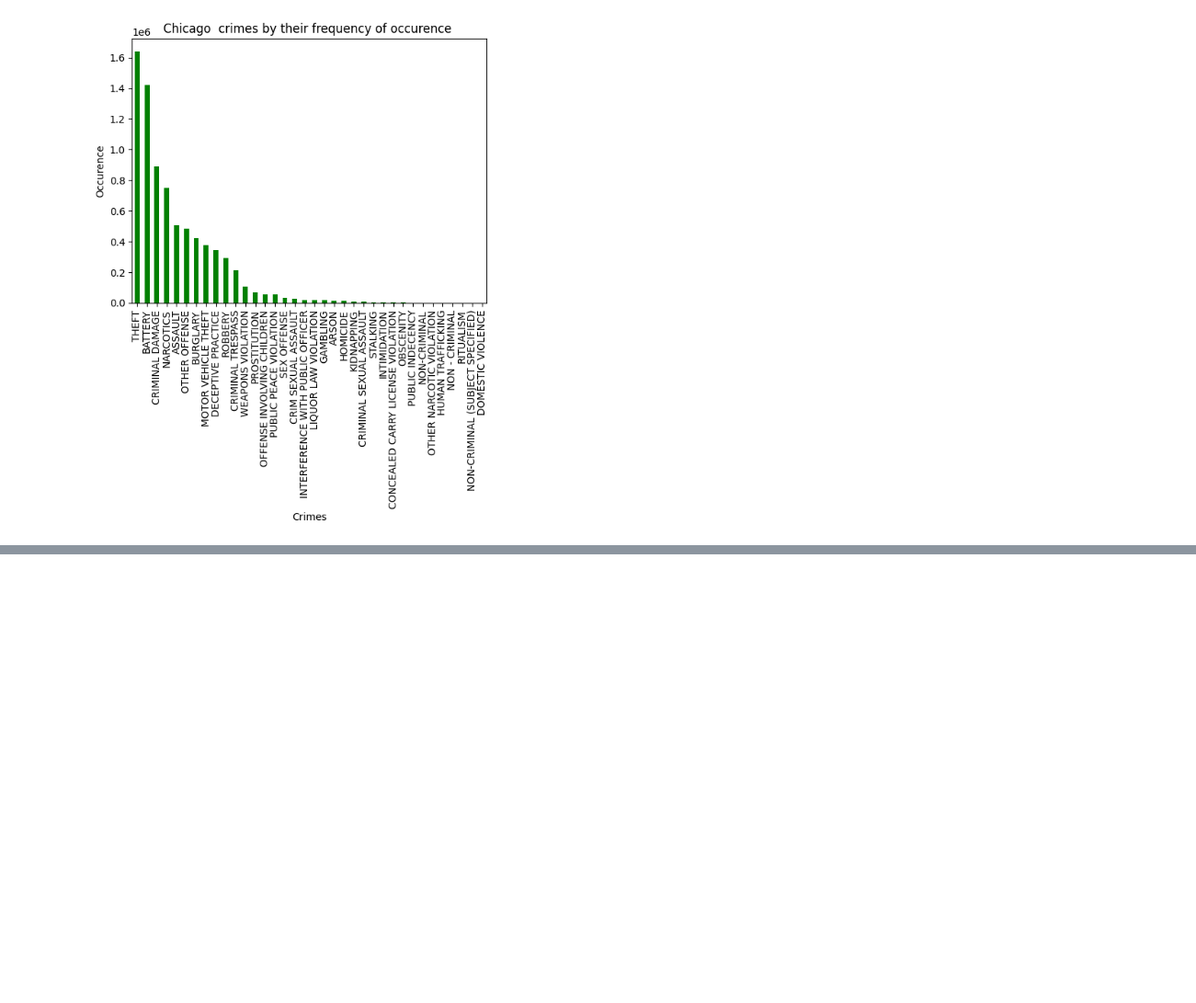
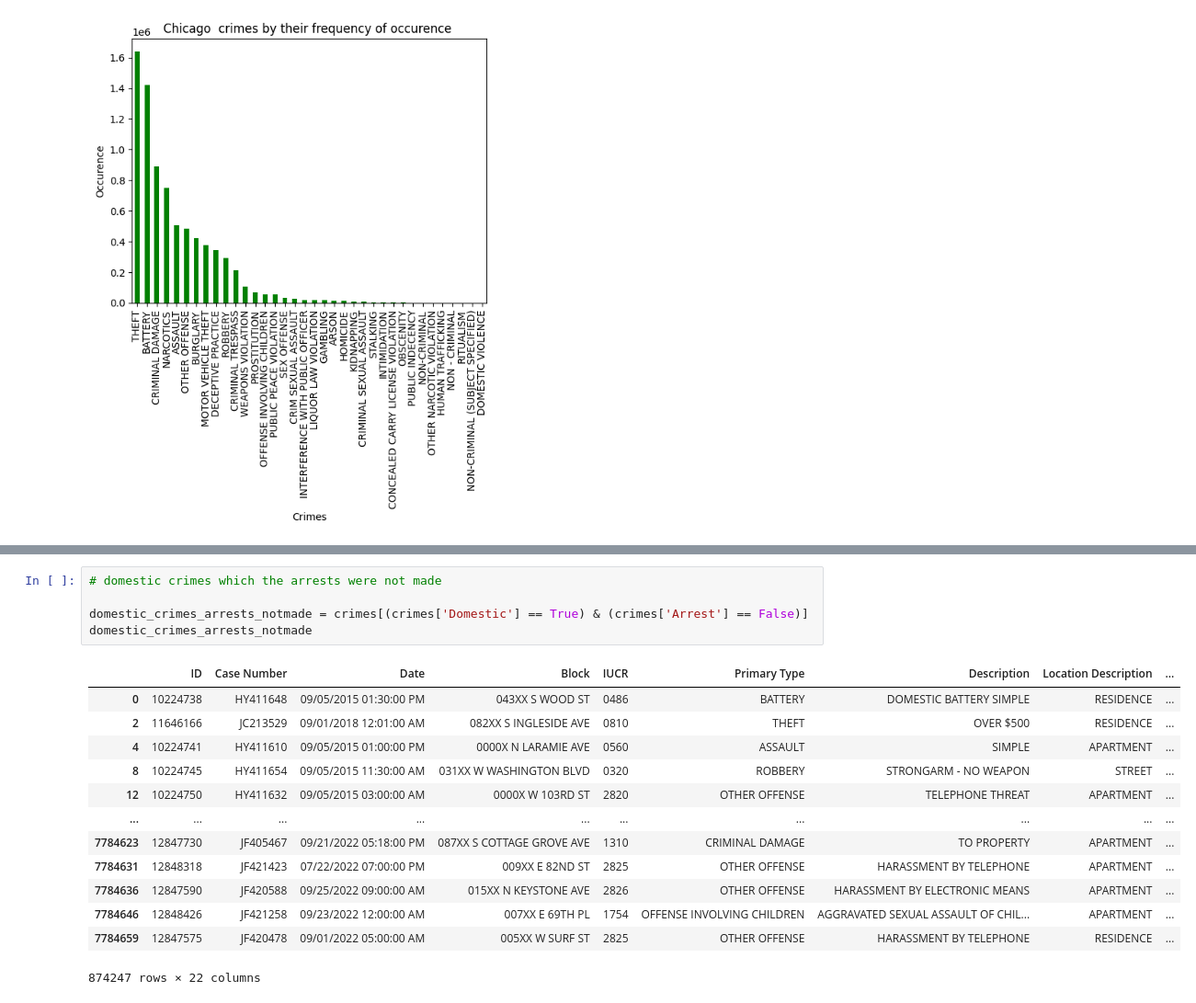
Before and after one commit to Ademsbabyy/my_tasks, a Jupyter notebook: week_8/task_19 .ipynb, the cells around one changed output, grey strips where cells are left out. Shown: that part at 92% size. Cells and saved outputs as stored; diff of their text form; blank space fills up the shorter version.

```diff
--- a/week_8/task_19 .ipynb
+++ b/week_8/task_19 .ipynb
@@ -324,0 +402,19 @@ Year 2001
+# %%
+# domestic crimes which the arrests were not made
+
+domestic_crimes_arrests_notmade = crimes[(crimes['Domestic'] == True) & (crimes['Arrest'] == False)]
+domestic_crimes_arrests_notmade
+# %% [output]
+|  | ID | Case Number | Date | Block | IUCR | Primary Type | Description | Location Description | ... |
+| 0 | 10224738 | HY411648 | 09/05/2015 01:30:00 PM | 043XX S WOOD ST | 0486 | BATTERY | DOMESTIC BATTERY SIMPLE | RESIDENCE | ... |
+| 2 | 11646166 | JC213529 | 09/01/2018 12:01:00 AM | 082XX S INGLESIDE AVE | 0810 | THEFT | OVER $500 | RESIDENCE | ... |
+| 4 | 10224741 | HY411610 | 09/05/2015 01:00:00 PM | 0000X N LARAMIE AVE | 0560 | ASSAULT | SIMPLE | APARTMENT | ... |
+| 8 | 10224745 | HY411654 | 09/05/2015 11:30:00 AM | 031XX W WASHINGTON BLVD | 0320 | ROBBERY | STRONGARM - NO WEAPON | STREET | ... |
+| 12 | 10224750 | HY411632 | 09/05/2015 03:00:00 AM | 0000X W 103RD ST | 2820 | OTHER OFFENSE | TELEPHONE THREAT | APARTMENT | ... |
+| ... | ... | ... | ... | ... | ... | ... | ... | ... | ... |
+| 7784623 | 12847730 | JF405467 | 09/21/2022 05:18:00 PM | 087XX S COTTAGE GROVE AVE | 1310 | CRIMINAL DAMAGE | TO PROPERTY | APARTMENT | ... |
+| 7784631 | 12848318 | JF421423 | 07/22/2022 07:00:00 PM | 009XX E 82ND ST | 2825 | OTHER OFFENSE | HARASSMENT BY TELEPHONE | APARTMENT | ... |
+| 7784636 | 12847590 | JF420588 | 09/25/2022 09:00:00 AM | 015XX N KEYSTONE AVE | 2826 | OTHER OFFENSE | HARASSMENT BY ELECTRONIC MEANS | APARTMENT | ... |
+| 7784646 | 12848426 | JF421258 | 09/23/2022 12:00:00 AM | 007XX E 69TH PL | 1754 | OFFENSE INVOLVING CHILDREN | AGGRAVATED SEXUAL ASSAULT OF CHIL... | APARTMENT | ... |
+| 7784659 | 12847575 | JF420478 | 09/01/2022 05:00:00 AM | 005XX W SURF ST | 2825 | OTHER OFFENSE | HARASSMENT BY TELEPHONE | RESIDENCE | ... |
+874247 rows × 22 columns
```
Also changed, not shown: parts of 16 cells of this notebook.
